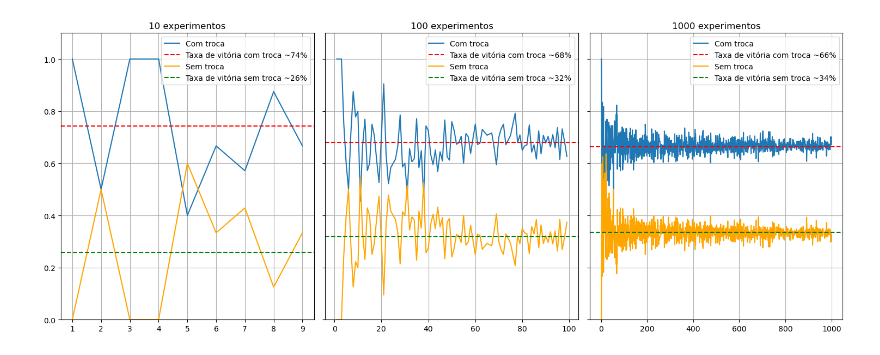
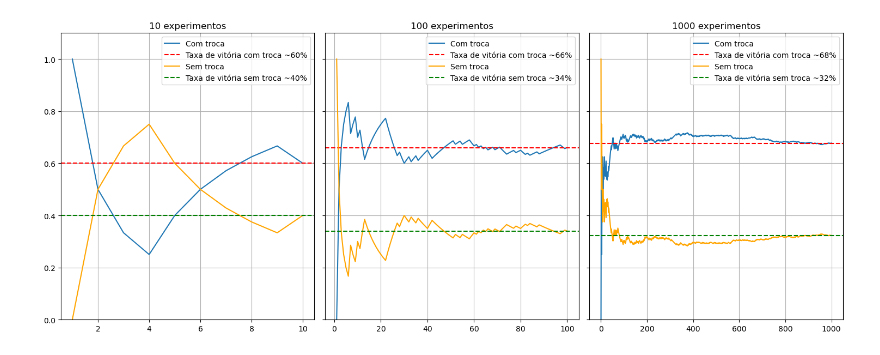
Before and after one commit to Thyago-Monnerat/monty-hall-bayes, a Jupyter notebook: monty-hall.ipynb, the cells around one changed output. Drawn from its saved outputs; the diff is of its cells as text; code cells hidden in the pictures.

```diff
--- a/monty-hall.ipynb
+++ b/monty-hall.ipynb
@@ -4,45 +3,31 @@ import random
 import numpy as np
 # %%
-experimentos = 10
-portas = [1,2,3]
+experimentos = [10, 100, 1000]
+fig, axes = plt.subplots(1, 3, figsize=(15,6), sharey=True)
 
-fig, axes = plt.subplots(1, 3, figsize=(15,6), sharey=True)
-for ax in axes:
-   taxa_vitoria_troca = []
-   taxa_vitoria = []
-   total_experimentos = []
+for i, exp in enumerate(experimentos):
+   resultado = np.random.randint(1, 4, exp)  == np.random.randint(1, 4, exp)
+   vitoria = np.cumsum(resultado)  ## Se escolhi o prêmio de primeira
+   vitoria_troca = np.cumsum(~resultado) ## Se não escolhi o prêmio, escolhi cabra, e se escolhi cabra, a minha troca me dá o prêmio
 
-   for n in np.arange(1, experimentos):
-      vitoria_troca = 0
-      vitoria = 0
-      for _ in range(n):
-         porta_escolha = random.choice(portas)
-         porta_aberta = random.choice(portas)
+   experimentos_arr = np.arange(1, exp+1)
 
-         if porta_escolha == porta_aberta: ## Se escolhi o prêmio de primeira
-            vitoria +=1
-         else: ## Se não escolhi o prêmio, escolhi cabra, e se escolhi cabra, a minha troca me dá o prêmio
-            vitoria_troca +=1
+   taxa_vitoria_troca = vitoria_troca / experimentos_arr
+   taxa_vitoria = vitoria / experimentos_arr
 
-      taxa_vitoria_troca.append(vitoria_troca / n)
-      taxa_vitoria.append(vitoria / n)
-      total_experimentos.append(n)
+   media_vitoria_troca = taxa_vitoria_troca[-1]
+   media_vitoria = taxa_vitoria[-1]
 
-   media_vitoria_troca = np.mean(taxa_vitoria_troca)
-   media_vitoria = np.mean(taxa_vitoria)
-
-   ax.plot(total_experimentos, taxa_vitoria_troca, label='Com troca')
-   ax.set_title(f'{experimentos} experimentos')
-   ax.axhline(y=media_vitoria_troca, color='r', linestyle='--', label=f'Taxa de vitória com troca ~{media_vitoria_troca * 100:.0f}%')
-   ax.plot(total_experimentos, taxa_vitoria, label='Sem troca', color='orange')
-   ax.axhline(y=media_vitoria, color='green', linestyle='--',  label=f'Taxa de vitória sem troca ~{media_vitoria * 100:.0f}%')
-   ax.set_ylim(0, 1.1)
-   ax.legend()
-   ax.grid()
-
-   experimentos *= 10
+   axes[i].set_title(f'{exp} experimentos')
+   axes[i].plot(experimentos_arr , taxa_vitoria_troca, label='Com troca')
+   axes[i].axhline(y=media_vitoria_troca, color='r', linestyle='--', label=f'Taxa de vitória com troca ~{media_vitoria_troca * 100:.0f}%')
+   axes[i].plot(experimentos_arr , taxa_vitoria, label='Sem troca', color='orange')
+   axes[i].axhline(y=media_vitoria, color='green', linestyle='--',  label=f'Taxa de vitória sem troca ~{media_vitoria * 100:.0f}%')
+   axes[i].set_ylim(0, 1.1)
+   axes[i].legend()
+   axes[i].grid()
 
 fig.tight_layout()
 plt.show()
 # %% [output]
-[figure, old version]
+[figure, new version]
```
Also changed, not shown: parts of 1 cell of this notebook.
